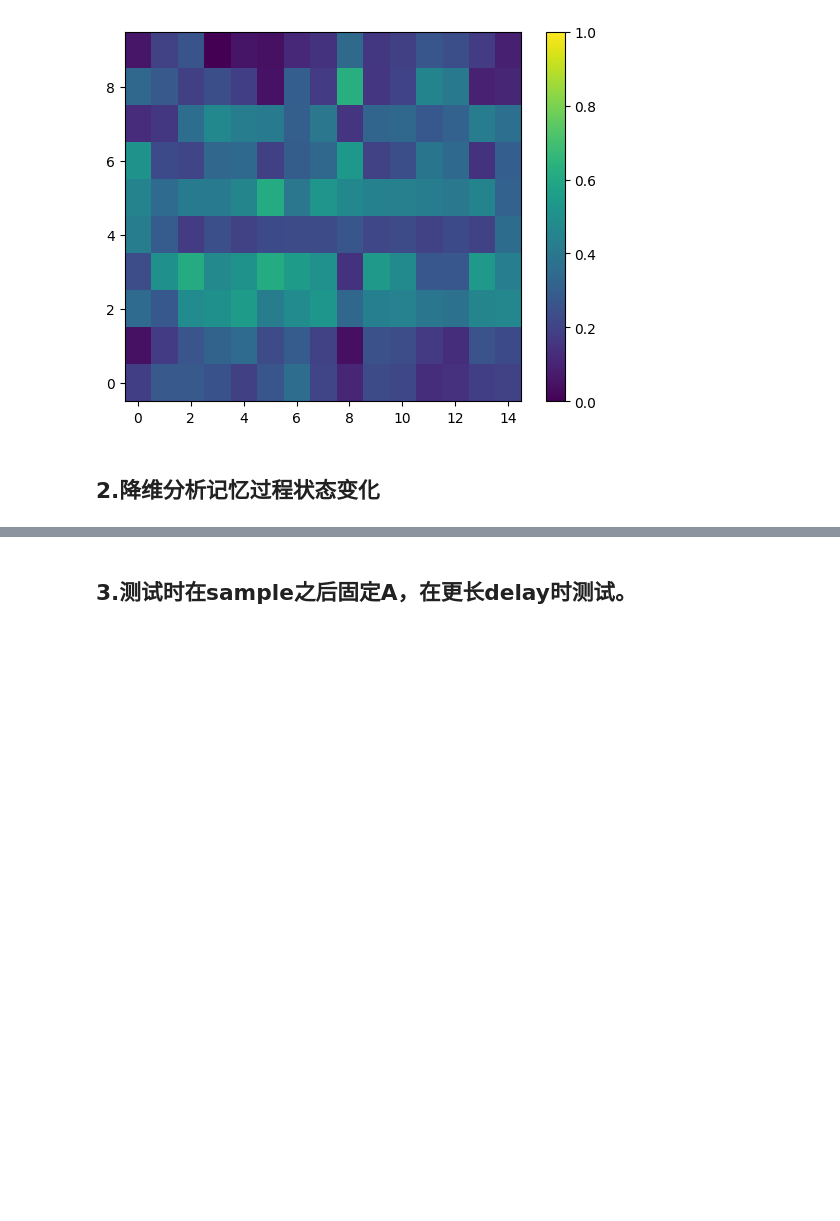
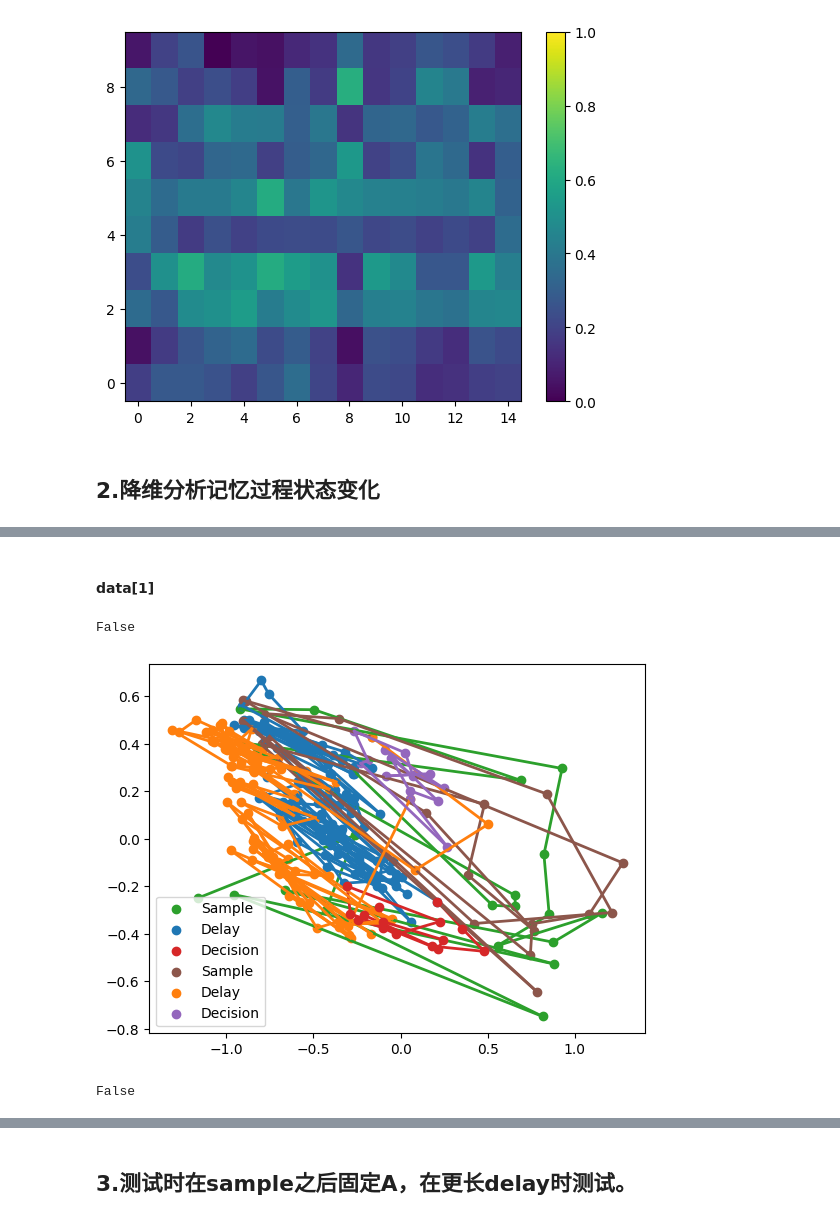
Before and after one commit to jiashuncheng/SCRNN, a Jupyter notebook: plot/plot.ipynb, the cells around one changed output, grey strips where cells are left out. Cells and saved outputs as stored; diff of their text form; code cells hidden in the pictures; blank space fills up the shorter version.

```diff
--- a/plot/plot.ipynb
+++ b/plot/plot.ipynb
@@ -375,0 +393,66 @@ plt.show()
+# %% [markdown]
+#### data[1]
+# %%
+import pickle
+import numpy as np
+from sklearn.decomposition import PCA
+from sklearn.manifold import Isomap
+import matplotlib.pyplot as plt
+def normalization1(data):
+    data = data - np.min(data, axis=0)
+    data = data/(np.max(np.abs(data), axis=0)[np.newaxis, :]+0.00001)
+    return data
+with open('/home/jiashuncheng/code/MANN/plot/data/rsc_h_norm_witchout_b_2.pkl', 'rb') as a:
+    x = pickle.load(a)
+    target = pickle.load(a)
+target = np.argmax(target, axis=1)
+Y = np.stack(x).squeeze(2)[:,:,:]
+Y = normalization1(Y)
+P_data = Y[:, np.where(target==1)[0], :][:,:40,:] # T n_samples N
+N_data = Y[:, np.where(target==0)[0], :][:,:40,:]
+print((P_data == N_data).all())
+N,T,S = 10,135,2
+noise, n_samples = 0.2, 40
+data = np.zeros((n_samples,N,S,T))
+data[:,:,0,:] = P_data.transpose(1,2,0) # n_samples N S T
+data[:,:,1,:] = N_data.transpose(1,2,0)
+data = data.transpose(1,0,2,3) # N n_sample S T
+pca = PCA(n_components=2)
+pca.fit(data.reshape(N,-1).T)
+YY = pca.transform(data.reshape(N,-1).T).T
+YY = YY.reshape(2, n_samples, S, T)
+
+y = YY[:,1,0,:21]
+plt.scatter(y[0,:], y[1,:], color='C2', label='Sample')
+for i in range(y.shape[1]-1):
+    plt.plot(y[0,i:i+2], y[1,i:i+2], color='C2', linewidth=2)
+y = YY[:,1,0,20:121]
+plt.scatter(y[0,:], y[1,:], color='C0', label='Delay')
+for i in range(y.shape[1]-1):
+    plt.plot(y[0,i:i+2], y[1,i:i+2], color='C0', linewidth=2)
+y = YY[:,1,0,120:136]
+plt.scatter(y[0,:], y[1,:], color='C3', label='Decision', zorder=10)
+for i in range(y.shape[1]-1):
+    plt.plot(y[0,i:i+2], y[1,i:i+2], color='C3', linewidth=2)
+
+y = YY[:,1,1,:21]
+plt.scatter(y[0,:], y[1,:], color='C5', label='Sample')
+for i in range(y.shape[1]-1):
+    plt.plot(y[0,i:i+2], y[1,i:i+2], color='C5', linewidth=2)
+y = YY[:,1,1,20:121]
+plt.scatter(y[0,:], y[1,:], color='C1', label='Delay')
+for i in range(y.shape[1]-1):
+    plt.plot(y[0,i:i+2], y[1,i:i+2], color='C1', linewidth=2)
+y = YY[:,1,1,120:136]
+plt.scatter(y[0,:], y[1,:], color='C4', label='Decision')
+for i in range(y.shape[1]-1):
+    plt.plot(y[0,i:i+2], y[1,i:i+2], color='C4', linewidth=2)
+
+plt.legend()
+plt.show()
+YY[:,0,0,:] == YY[:,0,1,:]
+(P_data == N_data).all()
+# %% [output]
+False
+[figure, added]
+False
```
Also changed, not shown: parts of 21 cells of this notebook, 2 other files.
